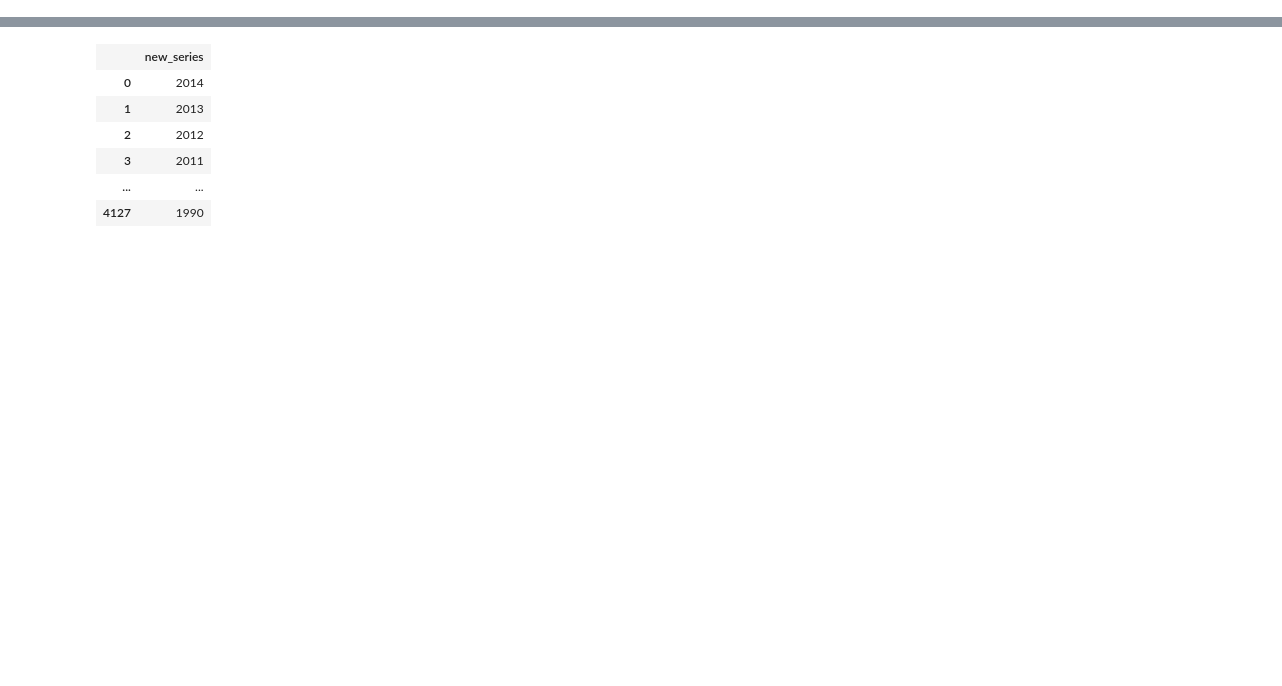
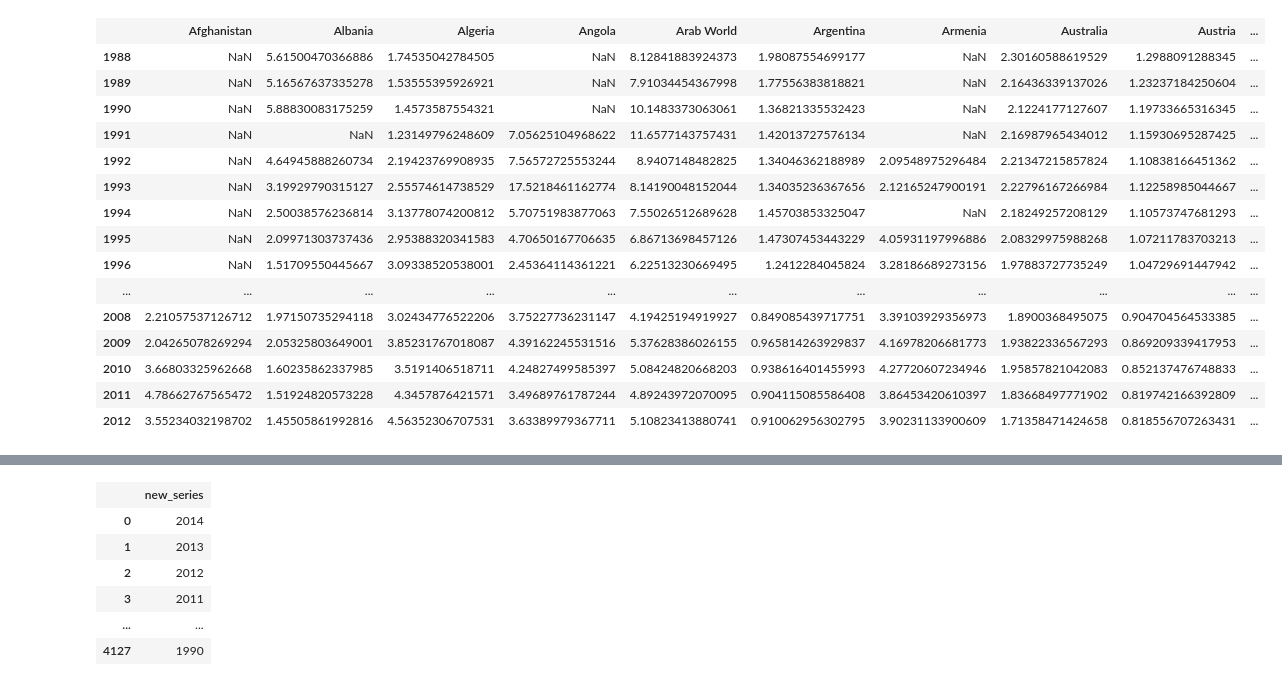
Before and after one commit to domitry/mikon, a Jupyter notebook: example/Mikon_Manipuration.ipynb, the cells around one changed output, grey strips where cells are left out. Saved outputs shown, nothing was run; the diff lists cells and outputs as text; code cells hidden in the pictures; blank space fills up the shorter version.

Commit message:
Add example about pivotting

```diff
--- a/example/Mikon_Manipuration.ipynb
+++ b/example/Mikon_Manipuration.ipynb
@@ -23,0 +6,3 @@ df1 = Mikon::DataFrame.from_csv("/home/domitry/test.csv")
+# %%
+path = File.expand_path("../data/gdp.csv", __FILE__)
+df1 = Mikon::DataFrame.from_csv(path)
@@ -42,0 +31,2 @@ df1.select{year==2012}
+# %%
+df3 = df1.select{country_or_area[0] == "A"}
@@ -42,0 +50,19 @@ df1.select{year==2012}
+# %%
+df4 = df3.pivot(column: :country_or_area, row: :year, value: :value)
+# %% [output]
+|  | Afghanistan | Albania | Algeria | Angola | Arab World | Argentina | Armenia | Australia | Austria | ... |
+| 1988 | NaN | 5.61500470366886 | 1.74535042784505 | NaN | 8.12841883924373 | 1.98087554699177 | NaN | 2.30160588619529 | 1.2988091288345 | ... |
+| 1989 | NaN | 5.16567637335278 | 1.53555395926921 | NaN | 7.91034454367998 | 1.77556383818821 | NaN | 2.16436339137026 | 1.23237184250604 | ... |
+| 1990 | NaN | 5.88830083175259 | 1.4573587554321 | NaN | 10.1483373063061 | 1.36821335532423 | NaN | 2.1224177127607 | 1.19733665316345 | ... |
+| 1991 | NaN | NaN | 1.23149796248609 | 7.05625104968622 | 11.6577143757431 | 1.42013727576134 | NaN | 2.16987965434012 | 1.15930695287425 | ... |
+| 1992 | NaN | 4.64945888260734 | 2.19423769908935 | 7.56572725553244 | 8.9407148482825 | 1.34046362188989 | 2.09548975296484 | 2.21347215857824 | 1.10838166451362 | ... |
+| 1993 | NaN | 3.19929790315127 | 2.55574614738529 | 17.5218461162774 | 8.14190048152044 | 1.34035236367656 | 2.12165247900191 | 2.22796167266984 | 1.12258985044667 | ... |
+| 1994 | NaN | 2.50038576236814 | 3.13778074200812 | 5.70751983877063 | 7.55026512689628 | 1.45703853325047 | NaN | 2.18249257208129 | 1.10573747681293 | ... |
+| 1995 | NaN | 2.09971303737436 | 2.95388320341583 | 4.70650167706635 | 6.86713698457126 | 1.47307453443229 | 4.05931197996886 | 2.08329975988268 | 1.07211783703213 | ... |
+| 1996 | NaN | 1.51709550445667 | 3.09338520538001 | 2.45364114361221 | 6.22513230669495 | 1.2412284045824 | 3.28186689273156 | 1.97883727735249 | 1.04729691447942 | ... |
+| ... | ... | ... | ... | ... | ... | ... | ... | ... | ... | ... |
+| 2008 | 2.21057537126712 | 1.97150735294118 | 3.02434776522206 | 3.75227736231147 | 4.19425194919927 | 0.849085439717751 | 3.39103929356973 | 1.8900368495075 | 0.904704564533385 | ... |
+| 2009 | 2.04265078269294 | 2.05325803649001 | 3.85231767018087 | 4.39162245531516 | 5.37628386026155 | 0.965814263929837 | 4.16978206681773 | 1.93822336567293 | 0.869209339417953 | ... |
+| 2010 | 3.66803325962668 | 1.60235862337985 | 3.5191406518711 | 4.24827499585397 | 5.08424820668203 | 0.938616401455993 | 4.27720607234946 | 1.95857821042083 | 0.852137476748833 | ... |
+| 2011 | 4.78662767565472 | 1.51924820573228 | 4.3457876421571 | 3.49689761787244 | 4.89243972070095 | 0.904115085586408 | 3.86453420610397 | 1.83668497771902 | 0.819742166392809 | ... |
+| 2012 | 3.55234032198702 | 1.45505861992816 | 4.56352306707531 | 3.63389979367711 | 5.10823413880741 | 0.910062956302795 | 3.90231133900609 | 1.71358471424658 | 0.818556707263431 | ... |
```
Also changed, not shown: parts of 7 cells of this notebook, 1 other file.
